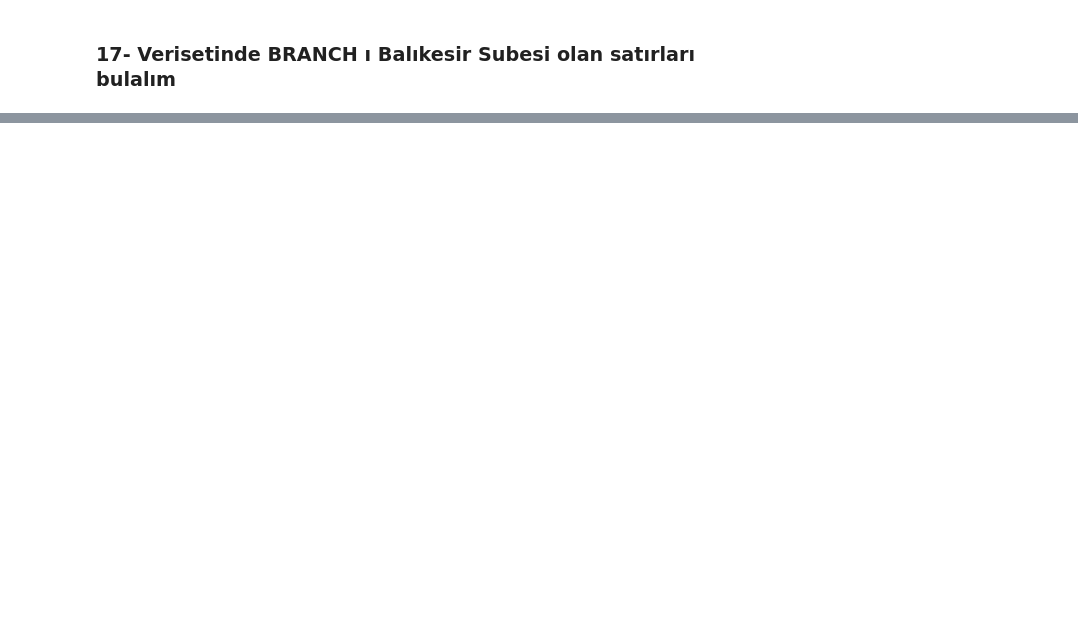
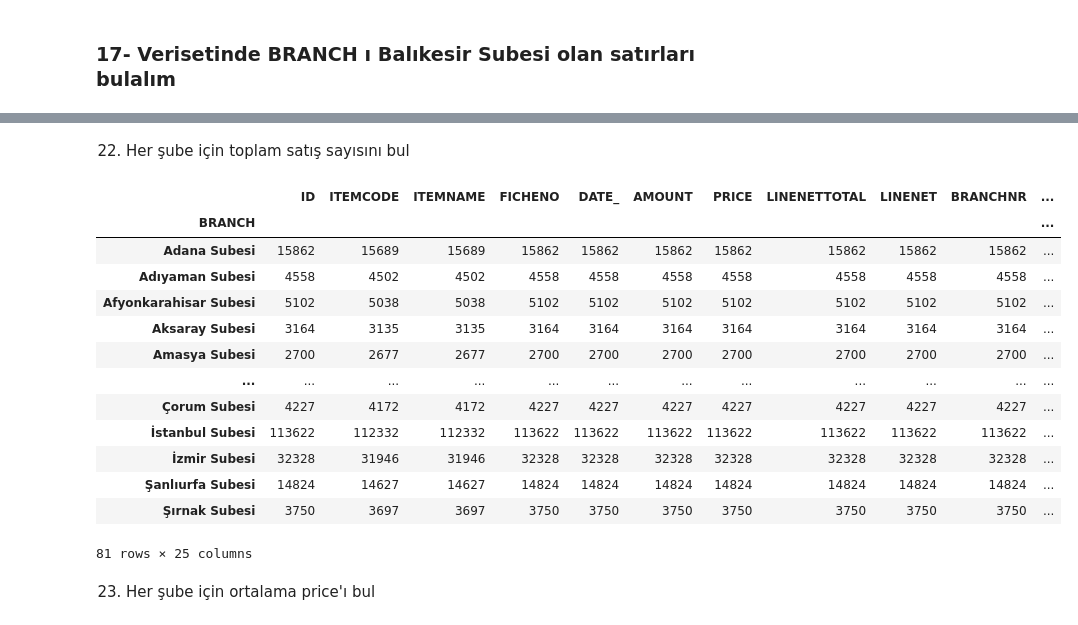
Before and after one commit to omeraltinova/BIL361, a Jupyter notebook: Assignments/Week3/marketsales.ipynb, the cells around one changed output, grey strips where cells are left out. Cells and saved outputs as stored; diff of their text form; code cells hidden in the pictures; blank space fills up the shorter version.

Commit message:
hafta 3 ödev

```diff
--- a/Assignments/Week3/marketsales.ipynb
+++ b/Assignments/Week3/marketsales.ipynb
@@ -17,5 +17,5 @@ Mounted at /content/drive
 # %%
 ### Veri Çok fazla olduğundan biraz zaman alabilir.
-data = pd.read_excel("/content/drive/MyDrive/veri bilimine giriş/3. hafta/MarketSales.xlsx")
+data = pd.read_excel("MarketSales.xlsx")
 # %%
 data.head()
@@ -55,0 +319,21 @@ data_copy = data.copy()
+# %% [markdown]
+22. Her şube için toplam satış sayısını bul
+# %%
+data_copy.groupby('BRANCH').count()
+# %% [output]
+|  | ID | ITEMCODE | ITEMNAME | FICHENO | DATE_ | AMOUNT | PRICE | LINENETTOTAL | LINENET | BRANCHNR | ... |
+| BRANCH |  |  |  |  |  |  |  |  |  |  | ... |
+| Adana Subesi | 15862 | 15689 | 15689 | 15862 | 15862 | 15862 | 15862 | 15862 | 15862 | 15862 | ... |
+| Adıyaman Subesi | 4558 | 4502 | 4502 | 4558 | 4558 | 4558 | 4558 | 4558 | 4558 | 4558 | ... |
+| Afyonkarahisar Subesi | 5102 | 5038 | 5038 | 5102 | 5102 | 5102 | 5102 | 5102 | 5102 | 5102 | ... |
+| Aksaray Subesi | 3164 | 3135 | 3135 | 3164 | 3164 | 3164 | 3164 | 3164 | 3164 | 3164 | ... |
+| Amasya Subesi | 2700 | 2677 | 2677 | 2700 | 2700 | 2700 | 2700 | 2700 | 2700 | 2700 | ... |
+| ... | ... | ... | ... | ... | ... | ... | ... | ... | ... | ... | ... |
+| Çorum Subesi | 4227 | 4172 | 4172 | 4227 | 4227 | 4227 | 4227 | 4227 | 4227 | 4227 | ... |
+| İstanbul Subesi | 113622 | 112332 | 112332 | 113622 | 113622 | 113622 | 113622 | 113622 | 113622 | 113622 | ... |
+| İzmir Subesi | 32328 | 31946 | 31946 | 32328 | 32328 | 32328 | 32328 | 32328 | 32328 | 32328 | ... |
+| Şanlıurfa Subesi | 14824 | 14627 | 14627 | 14824 | 14824 | 14824 | 14824 | 14824 | 14824 | 14824 | ... |
+| Şırnak Subesi | 3750 | 3697 | 3697 | 3750 | 3750 | 3750 | 3750 | 3750 | 3750 | 3750 | ... |
+81 rows × 25 columns
+# %% [markdown]
+23. Her şube için ortalama price'ı bul
```
Also changed, not shown: parts of 43 cells of this notebook.
